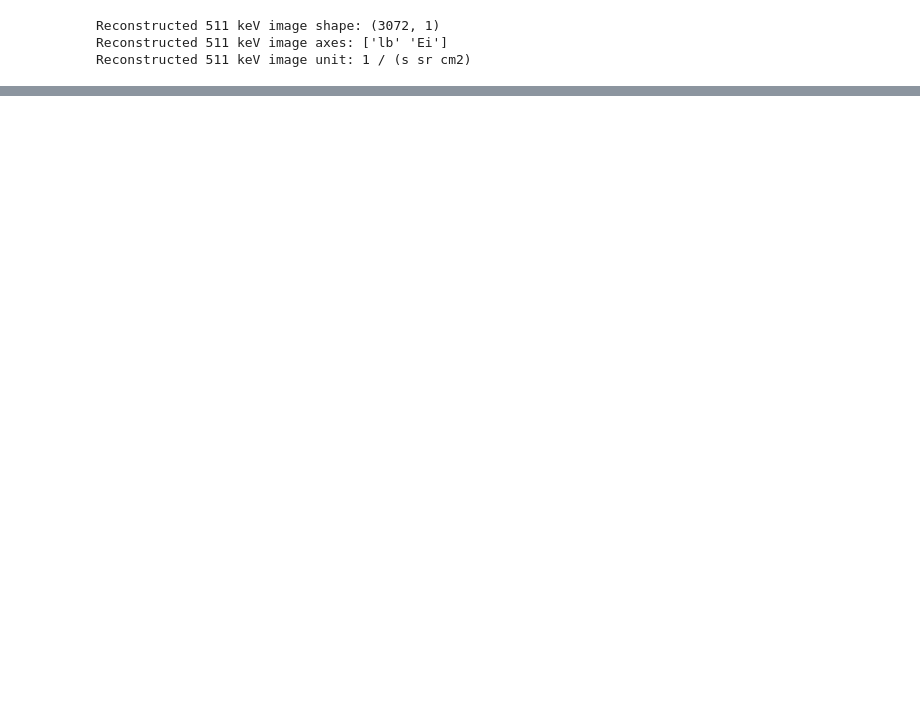
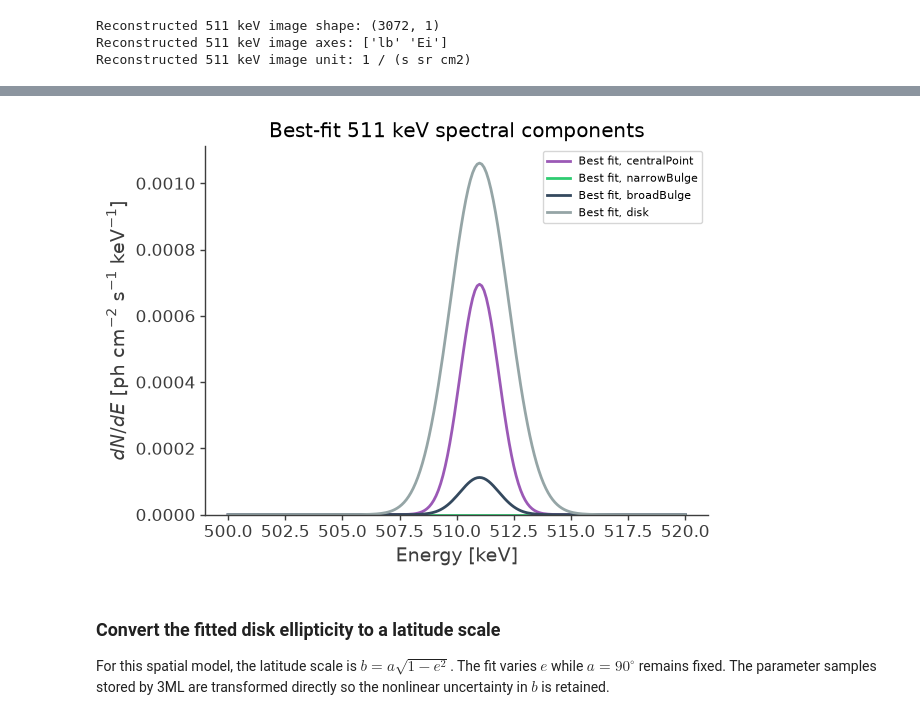
Before and after one commit to mquezada13/data-challenge-3-4-exploration, a Jupyter notebook: workflow/notebooks/04_511_galactic_disk_scale.ipynb, the cells around one changed output, grey strips where cells are left out. Drawn from its saved outputs; the diff is of its cells as text; code cells hidden in the pictures; blank space fills up the shorter version.

```diff
--- a/workflow/notebooks/04_511_galactic_disk_scale.ipynb
+++ b/workflow/notebooks/04_511_galactic_disk_scale.ipynb
@@ -394,0 +563,8 @@ plt.show()
+# %%
+# Wrap the combined observed counts for the binned likelihood.
+data_511 = EmCDSBinnedData(
+    observed_511_histogram,
+)
+
+print("Likelihood data axes:", data_511.axes.labels)
+print("Likelihood data shape:", data_511.data.shape)
@@ -394,0 +763,7 @@ plt.show()
+# %%
+# Optimize all free source and background parameters.
+likelihood_511.fit()
+
+# Store and display the fitted parameter values and uncertainties.
+fit_results_511 = likelihood_511.results
+fit_results_511.display()
@@ -394,0 +816,39 @@ plt.show()
+# %%
+# Define the energy grid used to display the fitted spectra.
+energy = np.linspace(500.0, 520.0, 201) * u.keV
+
+best_fit_fluxes = {}
+
+# Evaluate each source spectrum using its fitted parameters.
+for component_name in component_names:
+    fitted_source = fit_results_511.optimized_model[component_name]
+    best_fit_fluxes[component_name] = (
+        fitted_source.spectrum.main.shape(energy)
+    )
+
+fig, ax = plt.subplots()
+
+# Plot the fitted spectrum of every source component.
+for component_name in component_names:
+    ax.plot(
+        energy,
+        best_fit_fluxes[component_name],
+        label=f"Best fit, {component_name}",
+    )
+
+ax.set_xlabel("Energy [keV]", fontsize=14)
+ax.set_ylabel(
+    r"$dN/dE$ [ph cm$^{-2}$ s$^{-1}$ keV$^{-1}$]",
+    fontsize=14,
+)
+ax.set_title("Best-fit 511 keV spectral components")
+ax.set_ylim(bottom=0)
+ax.legend()
+
+plt.tight_layout()
+# %% [output]
+[figure, added]
+# %% [markdown]
+### Convert the fitted disk ellipticity to a latitude scale
+
+For this spatial model, the latitude scale is $b = a\sqrt{1-e^2}$. The fit varies $e$ while $a=90^\circ$ remains fixed. The parameter samples stored by 3ML are transformed directly so the nonlinear uncertainty in $b$ is retained.
```
Also changed, not shown: parts of 85 cells of this notebook.
